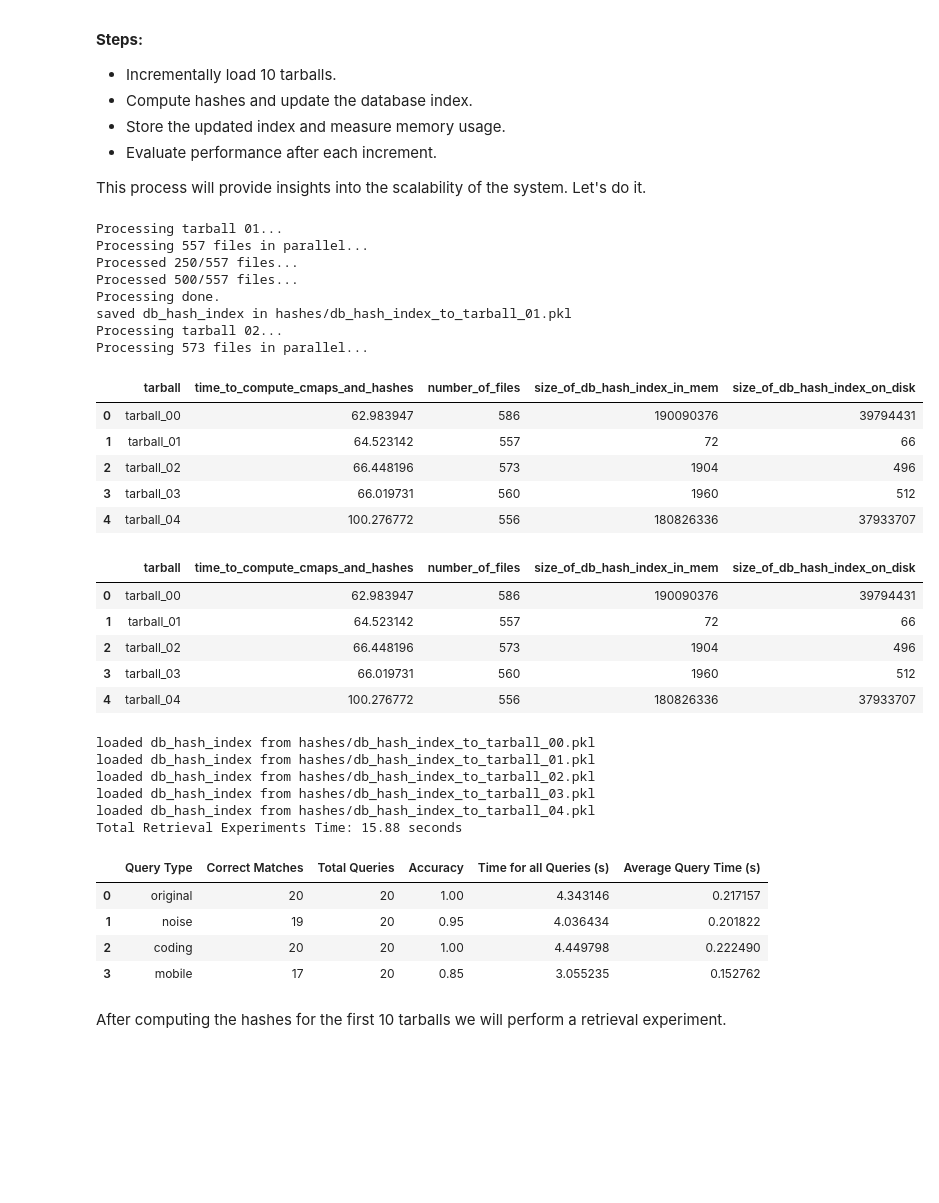
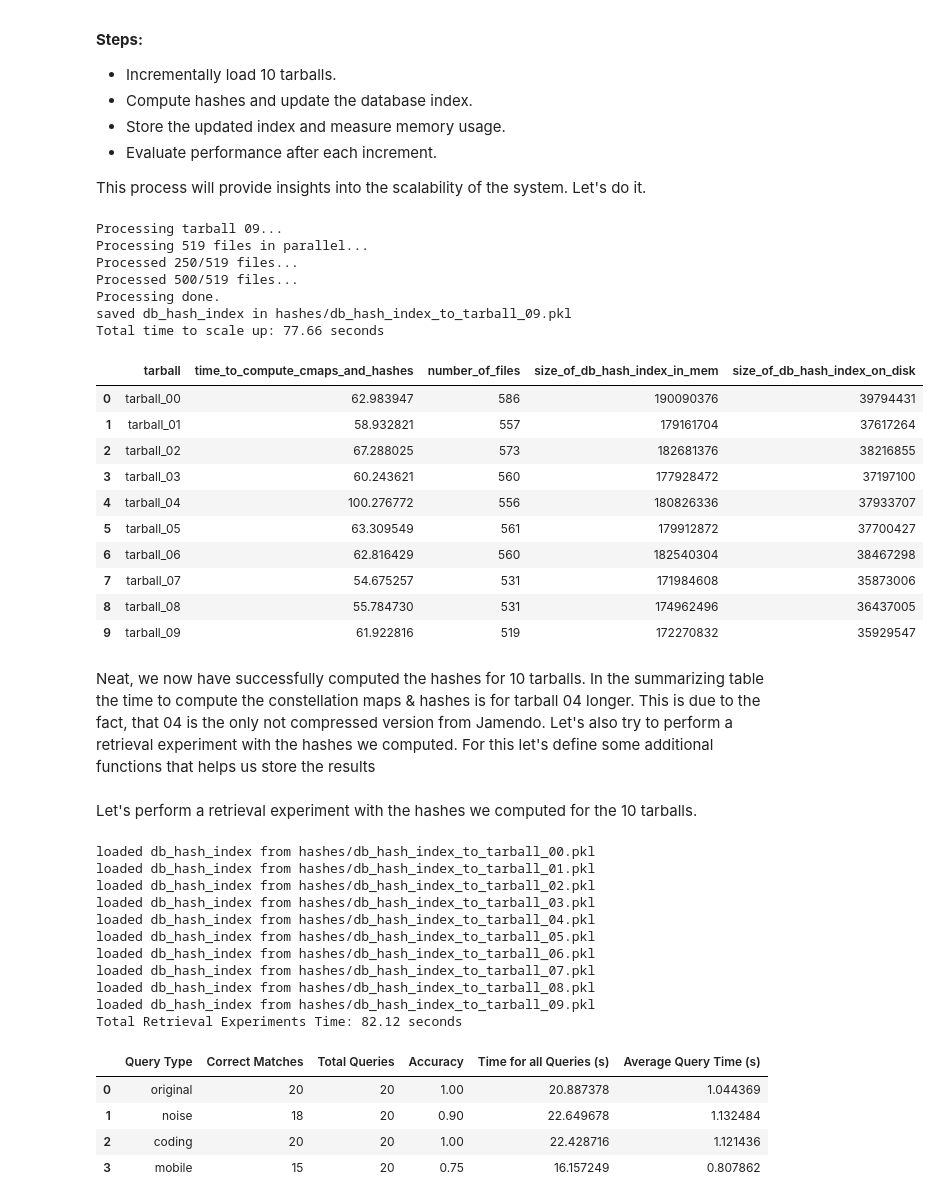
Before and after one commit to Lutu-gl/AudioID-Retrieval, a Jupyter notebook: notebooks/04_audio_retrieval_MS2.ipynb, the cells around one changed output. Drawn from its saved outputs; the diff is of its cells as text; code cells hidden in the pictures; blank space fills up the shorter version.

Commit message:
began evaluation task 3

```diff
--- a/notebooks/04_audio_retrieval_MS2.ipynb
+++ b/notebooks/04_audio_retrieval_MS2.ipynb
@@ -856,22 +856,17 @@ To visualize the results we will use the following functions
 import pandas as pd
 
 def analyze_results(csv_file, start=-1, end=-1):
-    # Lade Ergebnisse aus der CSV-Datei
     if not os.path.exists(csv_file):
         print("CSV file not found. Please ensure the file exists.")
         return None
 
-    # Ergebnisse in einen DataFrame laden
     df = pd.read_csv(csv_file)
 
-    # Filter basierend auf den Parametern
     if start != -1 and end != -1:
         start_key = f"tarball_{start:02d}"
         end_key = f"tarball_{end:02d}"
         df = df[(df["tarball"] >= start_key) & (df["tarball"] <= end_key)]
 
-    # Ergebnisse formatiert anzeigen
-    display(df)  # Speziell für Jupyter Notebooks
     return df
 # %% [markdown]
 Next we will:
@@ -890,28 +885,28 @@ The tarballs are located in the `../data` folder, and we will iterate through `x
 
 This process will provide insights into the scalability of the system. Let's do it.
 # %%
-result = scaleUp(1, 2, target_zones[3])
+result = scaleUp(9, 9, target_zones[3])
 # %% [output]
-Processing tarball 01...
-Processing 557 files in parallel...
-Processed 250/557 files...
-Processed 500/557 files...
+Processing tarball 09...
+Processing 519 files in parallel...
+Processed 250/519 files...
+Processed 500/519 files...
 Processing done.
-saved db_hash_index in hashes/db_hash_index_to_tarball_01.pkl
-Processing tarball 02...
-Processing 573 files in parallel...
+saved db_hash_index in hashes/db_hash_index_to_tarball_09.pkl
+Total time to scale up: 77.66 seconds
 # %%
-analyze_results('../evaluation/results_scale_up_tarball.csv', 0, 4)
+analyze_results('../evaluation/results_scale_up_tarball.csv', 0, 9)
 # %% [output]
 |  | tarball | time_to_compute_cmaps_and_hashes | number_of_files | size_of_db_hash_index_in_mem | size_of_db_hash_index_on_disk |
 | 0 | tarball_00 | 62.983947 | 586 | 190090376 | 39794431 |
-| 1 | tarball_01 | 64.523142 | 557 | 72 | 66 |
-| 2 | tarball_02 | 66.448196 | 573 | 1904 | 496 |
-| 3 | tarball_03 | 66.019731 | 560 | 1960 | 512 |
+| 1 | tarball_01 | 58.932821 | 557 | 179161704 | 37617264 |
+| 2 | tarball_02 | 67.288025 | 573 | 182681376 | 38216855 |
+| 3 | tarball_03 | 60.243621 | 560 | 177928472 | 37197100 |
 | 4 | tarball_04 | 100.276772 | 556 | 180826336 | 37933707 |
+| 5 | tarball_05 | 63.309549 | 561 | 179912872 | 37700427 |
+| 6 | tarball_06 | 62.816429 | 560 | 182540304 | 38467298 |
+| 7 | tarball_07 | 54.675257 | 531 | 171984608 | 35873006 |
+| 8 | tarball_08 | 55.784730 | 531 | 174962496 | 36437005 |
+| 9 | tarball_09 | 61.922816 | 519 | 172270832 | 35929547 |
-|  | tarball | time_to_compute_cmaps_and_hashes | number_of_files | size_of_db_hash_index_in_mem | size_of_db_hash_index_on_disk |
-| 0 | tarball_00 | 62.983947 | 586 | 190090376 | 39794431 |
-| 1 | tarball_01 | 64.523142 | 557 | 72 | 66 |
-| 2 | tarball_02 | 66.448196 | 573 | 1904 | 496 |
-| 3 | tarball_03 | 66.019731 | 560 | 1960 | 512 |
-| 4 | tarball_04 | 100.276772 | 556 | 180826336 | 37933707 |
+# %% [markdown]
+Neat, we now have successfully computed the hashes for 10 tarballs. In the summarizing table the time to compute the constellation maps & hashes is for tarball 04 longer. This is due to the fact, that 04 is the only not compressed version from Jamendo. Let's also try to perform a retrieval experiment with the hashes we computed. For this let's define some additional functions that helps us store the results
@@ -918,12 +955,22 @@ analyze_results('../evaluation/results_scale_up_tarball.csv', 0, 4)
+# %% [markdown]
+Let's perform a retrieval experiment with the hashes we computed for the 10 tarballs.
 # %%
 #db_hash_retrieval = load_db_hash_index('hashes/db_hash_index_to_tarball_00.pkl')
+retrieval_results = {}
+index_range = (0, 9)
 
-db_hash_retrieval = load_db_hash_index_combined(0, 4)
+db_hash_retrieval = load_db_hash_index_combined(0, 9)
 
 ret_results = perform_retrieval_experiments(
     all_query_hashes=all_query_hashes[target_zones[3]['id']],
     db_hash_index=db_hash_retrieval
 )
+
+retrieval_results["hash_size_in_memory"] = get_sizeof(db_hash_retrieval)
+retrieval_results["total_correct_queries"] = sum([result["correct_matches"] for result in ret_results.values()])
+retrieval_results["average_query_time"] = sum([result["average_query_time"] for result in ret_results.values()]) / len(ret_results)
+
+save_retrieval_results_to_csv(retrieval_results, '../evaluation/results_scale_up_retrieval.csv', index_range)
 summary_ret_results = save_results_to_table(ret_results)
 display(summary_ret_results)
 # %% [output]
@@ -932,11 +979,14 @@ loaded db_hash_index from hashes/db_hash_index_to_tarball_01.pkl
 loaded db_hash_index from hashes/db_hash_index_to_tarball_02.pkl
 loaded db_hash_index from hashes/db_hash_index_to_tarball_03.pkl
 loaded db_hash_index from hashes/db_hash_index_to_tarball_04.pkl
-Total Retrieval Experiments Time: 15.88 seconds
+loaded db_hash_index from hashes/db_hash_index_to_tarball_05.pkl
+loaded db_hash_index from hashes/db_hash_index_to_tarball_06.pkl
+loaded db_hash_index from hashes/db_hash_index_to_tarball_07.pkl
+loaded db_hash_index from hashes/db_hash_index_to_tarball_08.pkl
+loaded db_hash_index from hashes/db_hash_index_to_tarball_09.pkl
+Total Retrieval Experiments Time: 82.12 seconds
 |  | Query Type | Correct Matches | Total Queries | Accuracy | Time for all Queries (s) | Average Query Time (s) |
-| 0 | original | 20 | 20 | 1.00 | 4.343146 | 0.217157 |
-| 1 | noise | 19 | 20 | 0.95 | 4.036434 | 0.201822 |
-| 2 | coding | 20 | 20 | 1.00 | 4.449798 | 0.222490 |
-| 3 | mobile | 17 | 20 | 0.85 | 3.055235 | 0.152762 |
+| 0 | original | 20 | 20 | 1.00 | 20.887378 | 1.044369 |
+| 1 | noise | 18 | 20 | 0.90 | 22.649678 | 1.132484 |
+| 2 | coding | 20 | 20 | 1.00 | 22.428716 | 1.121436 |
+| 3 | mobile | 15 | 20 | 0.75 | 16.157249 | 0.807862 |
-# %% [markdown]
-After computing the hashes for the first 10 tarballs we will perform a retrieval experiment.
```
Also changed, not shown: parts of 35 cells of this notebook.
